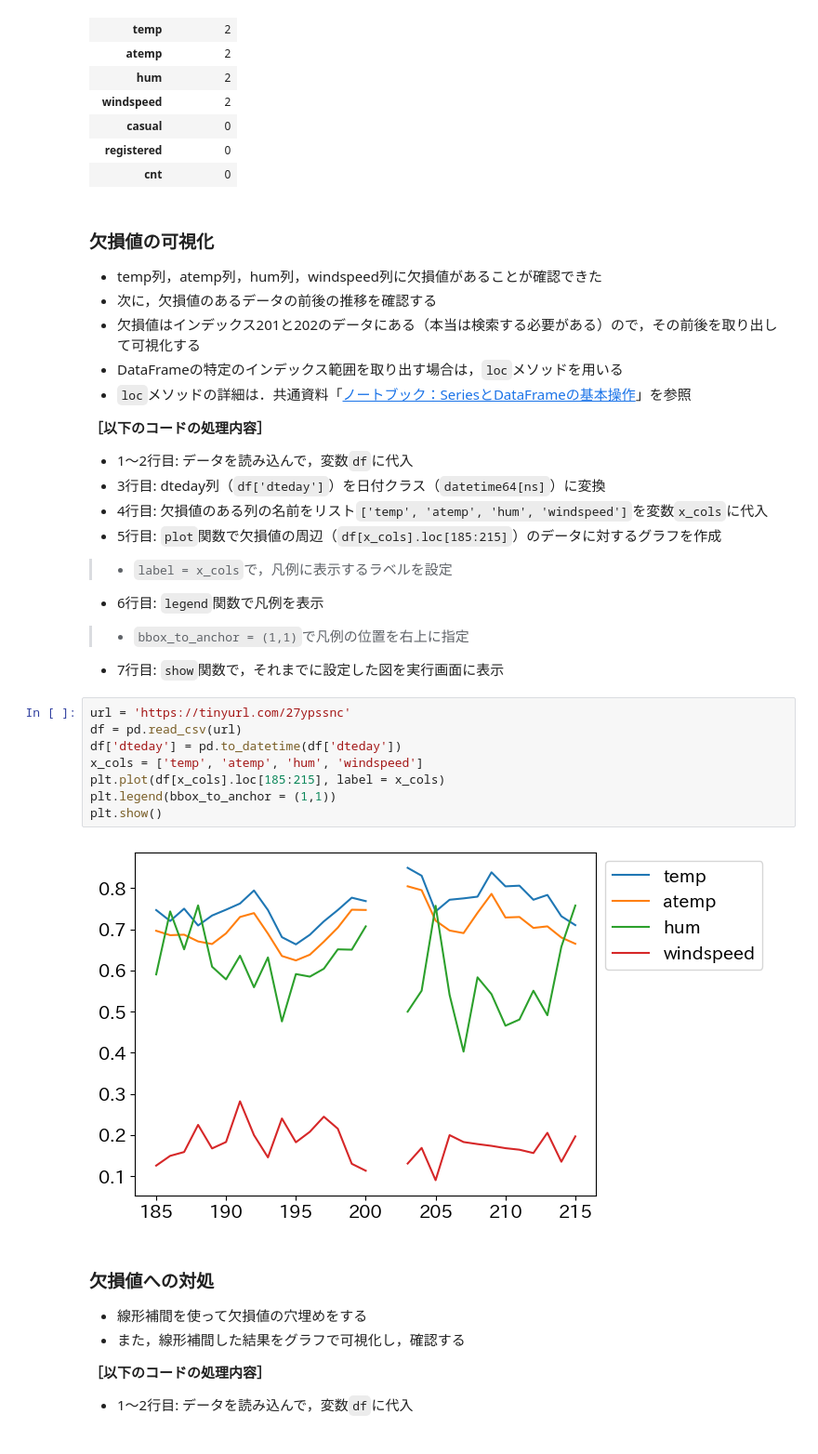
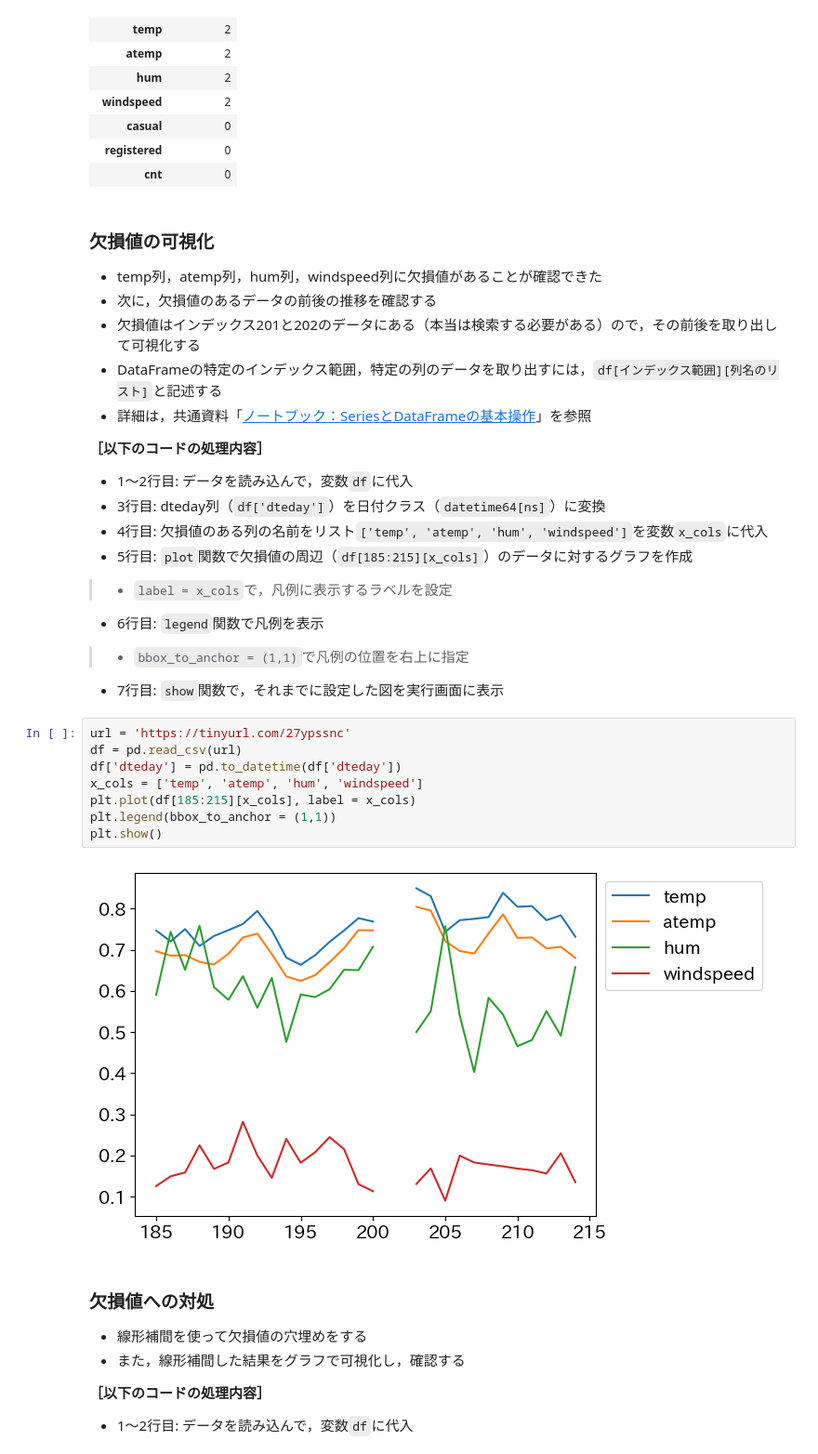
Before and after one commit to yoshida-nu/lec_datascience, a Jupyter notebook: doc/datascience_notebook07.ipynb, the cells around one changed output. Shown at 93% size. Drawn from its saved outputs; the diff is of its cells as text.

```diff
--- a/doc/datascience_notebook07.ipynb
+++ b/doc/datascience_notebook07.ipynb
@@ -595,14 +594,14 @@ display(pd.DataFrame(df.isnull().sum(), columns = ['欠損値の数']))
 * temp列，atemp列，hum列，windspeed列に欠損値があることが確認できた
 * 次に，欠損値のあるデータの前後の推移を確認する
 * 欠損値はインデックス201と202のデータにある（本当は検索する必要がある）ので，その前後を取り出して可視化する
-* DataFrameの特定のインデックス範囲を取り出す場合は，`loc`メソッドを用いる
-* `loc`メソッドの詳細は．共通資料「[ノートブック：SeriesとDataFrameの基本操作](https://colab.research.google.com/github/yoshida-nu/lec_datascience/blob/main/doc/datascience_notebook_se_df.ipynb)」を参照
+* DataFrameの特定のインデックス範囲，特定の列のデータを取り出すには，`df[インデックス範囲][列名のリスト]`と記述する
+* 詳細は，共通資料「[ノートブック：SeriesとDataFrameの基本操作](https://colab.research.google.com/github/yoshida-nu/lec_datascience/blob/main/doc/datascience_notebook_se_df.ipynb)」を参照
 
 **［以下のコードの処理内容］**
 * 1～2行目: データを読み込んで，変数`df`に代入
 * 3行目: dteday列（`df['dteday']`）を日付クラス（`datetime64[ns]`）に変換
 * 4行目: 欠損値のある列の名前をリスト`['temp', 'atemp', 'hum', 'windspeed']`を変数`x_cols`に代入
-* 5行目: `plot`関数で欠損値の周辺（`df[x_cols].loc[185:215]`）のデータに対するグラフを作成
+* 5行目: `plot`関数で欠損値の周辺（`df[185:215][x_cols]`）のデータに対するグラフを作成
 >* `label = x_cols`で，凡例に表示するラベルを設定
 * 6行目: `legend`関数で凡例を表示
 >* `bbox_to_anchor = (1,1)`で凡例の位置を右上に指定
@@ -610,13 +609,13 @@ display(pd.DataFrame(df.isnull().sum(), columns = ['欠損値の数']))
 # %%
 url = 'https://tinyurl.com/27ypssnc'
 df = pd.read_csv(url)
 df['dteday'] = pd.to_datetime(df['dteday'])
 x_cols = ['temp', 'atemp', 'hum', 'windspeed']
-plt.plot(df[x_cols].loc[185:215], label = x_cols)
+plt.plot(df[185:215][x_cols], label = x_cols)
 plt.legend(bbox_to_anchor = (1,1))
 plt.show()
 # %% [output]
-[figure, old version]
+[figure, new version]
 # %% [markdown]
 ### 欠損値への対処
 * 線形補間を使って欠損値の穴埋めをする
```
Also changed, not shown: parts of 25 cells of this notebook.
